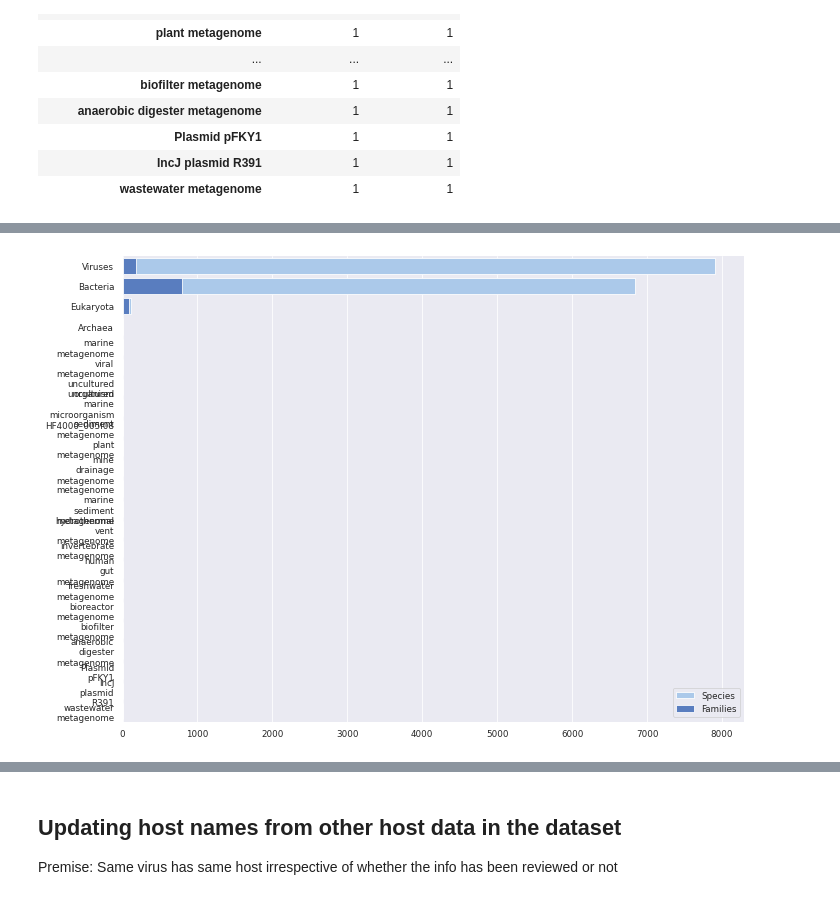
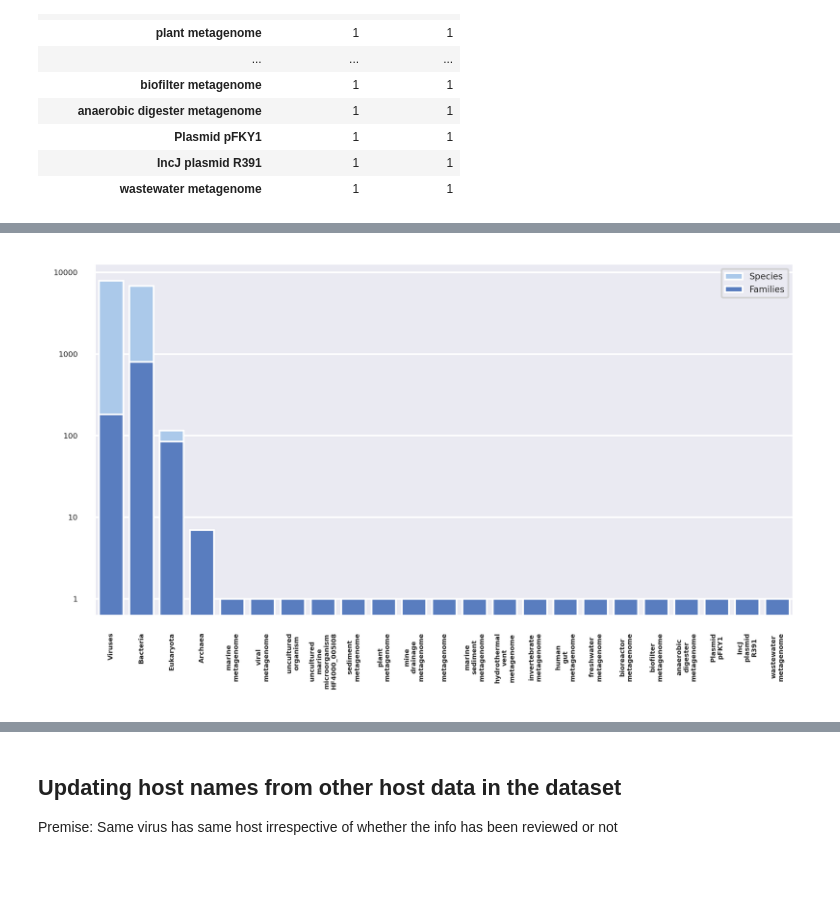
Before and after one commit to Rudolph-afk/Zoon0PredV, a Jupyter notebook: notebooks/Zoonosis_data_cleaning.ipynb, the cells around one changed output, grey strips where cells are left out. Drawn from its saved outputs; the diff is of its cells as text; code cells hidden in the pictures; blank space fills up the shorter version.

```diff
--- a/notebooks/Zoonosis_data_cleaning.ipynb
+++ b/notebooks/Zoonosis_data_cleaning.ipynb
@@ -228,9 +245,9 @@ data_sample = df.sample(8000)
 # %%
-plt.figure(figsize=(15, 8))
-sns.set_theme(context="paper", style="darkgrid", palette="tab20")
+# plt.figure(figsize=(15, 8))
+# sns.set_theme(context="paper", style="darkgrid", palette="tab20")
 
 
-ax = sns.violinplot(x="Status", y="Length", data=data_sample,
-                    inner=None, color=".8")
+# ax = sns.violinplot(x="Status", y="Length", data=data_sample,
+#                     inner=None, color=".8")
 
-ax = sns.stripplot(x="Status", y="Length", data=data_sample)
+# ax = sns.stripplot(x="Status", y="Length", data=data_sample)
@@ -429,38 +424,58 @@ overview
 # %%
 # Initialize the matplotlib figure
-f, ax = plt.subplots(figsize=(10, 7))
+f, ax = plt.subplots(figsize=(5, 3), dpi=600)
 
 sns.set_theme(context="paper", style="darkgrid")
 
 sns.set_color_codes("pastel")
-sns.barplot(x="Species name", y="Species superkingdom", data=overview.sort_values("Species name", ascending=False).reset_index(),
+# ax.barh(
+#     "Species superkingdom", "Species name",
+#     data=overview.sort_values("Species name", ascending=True).reset_index().dropna(),
+#     # labels, men_means, width, yerr=men_std, label='Men'
+#     label="Species", color="b"
+# )
+sns.barplot(y="Species name", x="Species superkingdom",
+            data=overview.sort_values("Species name", ascending=False).reset_index(),
             label="Species", color="b")
 
 sns.set_color_codes("muted")
-sns.barplot(x="Species family", y="Species superkingdom", data=overview.sort_values("Species name", ascending=False).reset_index(),
+# ax.barh(
+#     "Species superkingdom", "Species family",
+#     data=overview.sort_values("Species name", ascending=True).reset_index(),
+#     # labels, women_means, width, yerr=women_std, bottom=men_means, label='Women'
+#     left="Species name", label="Families", color="r"
+# )
+sns.barplot(y="Species family", x="Species superkingdom",
+            data=overview.sort_values("Species name", ascending=False).reset_index(),
             label="Families", color="b")
 
-ax.legend(ncol=1, loc="lower right", frameon=True)
+ax.legend(ncol=1, loc="upper right", frameon=True, fontsize=4)
 
-ax.set(ylabel="", xscale="log", xlabel="")
+ax.set(xlabel="", yscale="log", ylabel="")
+# ax.get_yaxis().set_major_formatter(matplotlib.ticker.ScalarFormatter())
+
 
 # ax.set_title("Number of taxonomic species and family \nper pathogen superkingdom", fontdict=title_params)
 
-yticks = ax.get_yticks().tolist()
-yticks[7] = "uncultured marine\nmicroorganism HF4000_005I08"
+# xticks = ax.get_xticks().tolist()
+# xticks[7] = "uncultured marine\nmicroorganism HF4000_005I08"
 # labels = [item.get_text() for item in ax.get_yticklabels()]
 # labels[7] = "uncultured marine\nmicroorganism HF4000_005I08"
 # for label in labels:
 #     label = label.replace(" ", "\n")
 
-ax.set_yticklabels(ax.get_yticklabels()) ## mod
+# ax.set_xticks(ax.get_xticks())
+# ax.set_yticks(ax.get_yticks())
+
+ax.set_xticklabels(ax.get_xticklabels(), fontsize=3, rotation=90, fontweight='bold')
+ax.set_yticklabels([int(tick) for tick in ax.get_yticks()], fontsize=3.5)
 
 sns.despine(left=True, bottom=True)
 
 plt.tight_layout()
-# plt.savefig("Superkingdom_family_species_bar.png")
+plt.savefig("../assets/Superkingdom_family_species_bar.png")
 # %% [output]
-[figure, old version]
+[figure, new version]
 # %% [markdown]
 <a id="filter"></a>
 # %%
```
Also changed, not shown: parts of 145 cells of this notebook, 30 other files.
